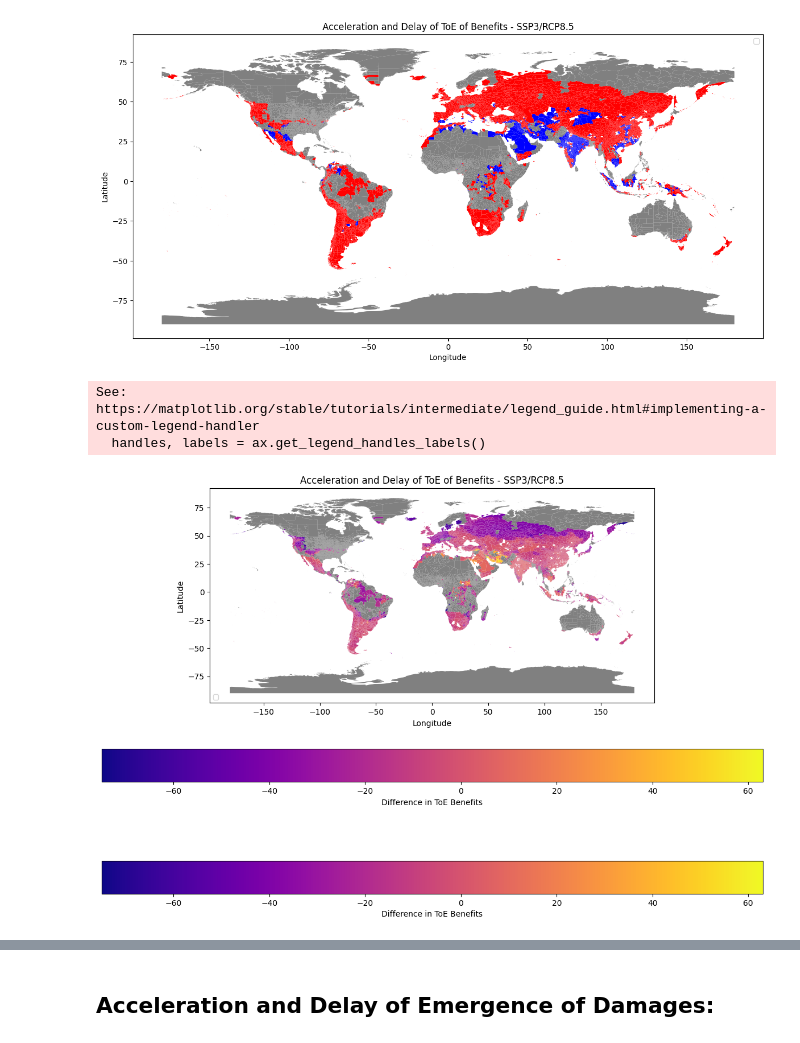
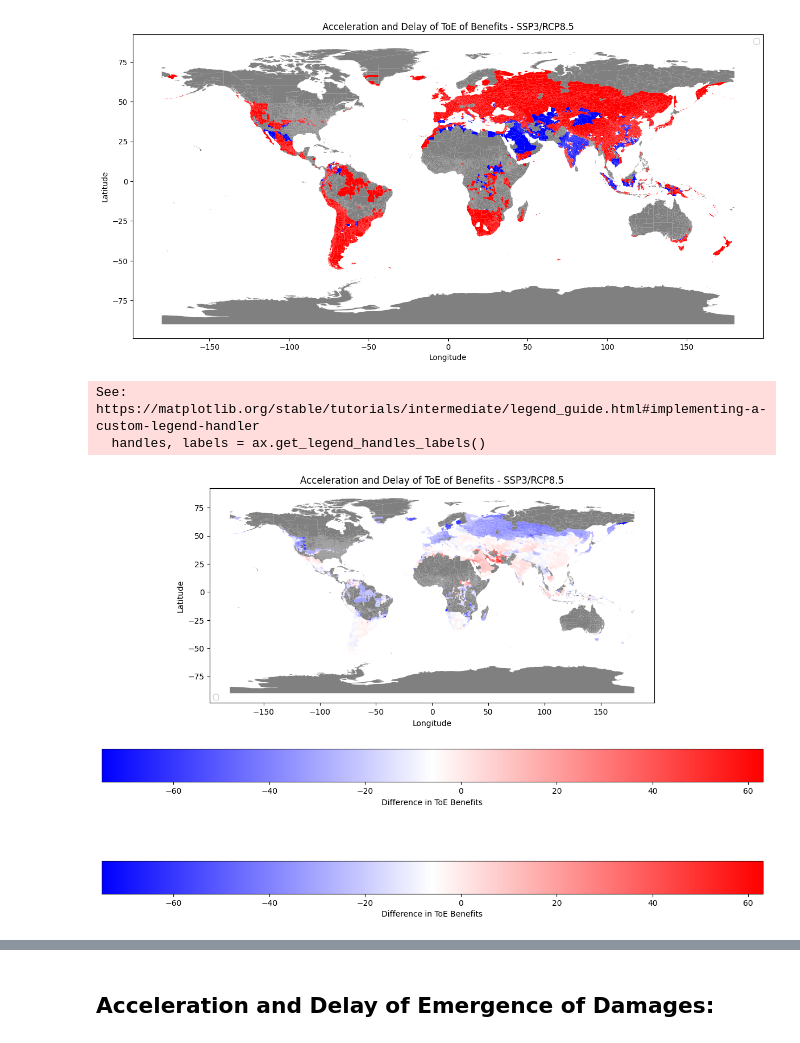
Before and after one commit to DanBlancoRutgers/Mortality_Project, a Jupyter notebook: notebooks/ToE_Project_Final.ipynb, the cells around one changed output, grey strips where cells are left out. Cells and saved outputs as stored; diff of their text form; code cells hidden in the pictures.

```diff
--- a/notebooks/ToE_Project_Final.ipynb
+++ b/notebooks/ToE_Project_Final.ipynb
@@ -984,36 +954,38 @@ no_Benefits_emergence_gdf = gpd.GeoDataFrame(no_Benefits_emergence_df, geometry=
 combined_Benefits_gdf = gpd.GeoDataFrame(pd.concat([TOE_Benefits_delayed_gdf, TOE_Benefits_accelerated_gdf], ignore_index=True), geometry='geometry')
 
 # Create a colormap for benefits
-cmap_benefits = plt.get_cmap('plasma')
+cmap_benefits = plt.get_cmap('bwr')
 norm_benefits = mcolors.Normalize(vmin=combined_Benefits_gdf['TOE_Benefits_Diff'].min(), vmax=combined_Benefits_gdf['TOE_Benefits_Diff'].max())
 
 # Plot the GeoDataFrames
 fig, ax = plt.subplots(1, 1, figsize=(15, 10))
 
 # Plot benefits with color mapping
 combined_Benefits_gdf.plot(ax=ax, column='TOE_Benefits_Diff', cmap=cmap_benefits, norm=norm_benefits, alpha=1.0, legend=True, legend_kwds={'label': "Difference in ToE Benefits", 'orientation': "horizontal"})
 
 # Plot no emergence regions in gray
 no_Benefits_emergence_gdf.plot(ax=ax, color='gray', alpha=1.0, label='No Emergence')
 
 # Add a legend
 handles, labels = ax.get_legend_handles_labels()
 ax.legend(handles, labels, loc='lower left', fontsize='small')
 
 # Add titles and labels
 plt.title('Acceleration and Delay of ToE of Benefits - SSP3/RCP8.5')
 plt.xlabel('Longitude')
 plt.ylabel('Latitude')
 
 # Add color bar
 sm = plt.cm.ScalarMappable(cmap=cmap_benefits, norm=norm_benefits)
 sm.set_array([])
 cbar = plt.colorbar(sm, ax=ax, orientation='horizontal')
 cbar.set_label('Difference in ToE Benefits')
 
 # Show the plot
 plt.show()
+###can set limits based on latitude - use this for antarctica, or could mask by population
+###
 # %% [output]
 See: https://matplotlib.org/stable/tutorials/intermediate/legend_guide.html#implementing-a-custom-legend-handler
   handles, labels = ax.get_legend_handles_labels()
-[figure, old version]
+[figure, new version]
```
Also changed, not shown: parts of 12 cells of this notebook, 1 other file.
